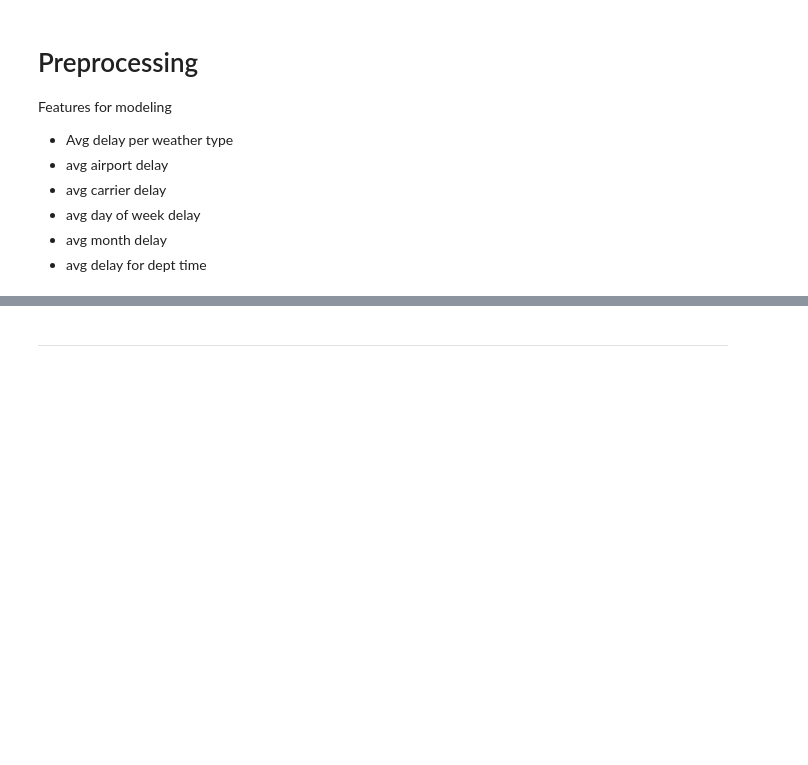
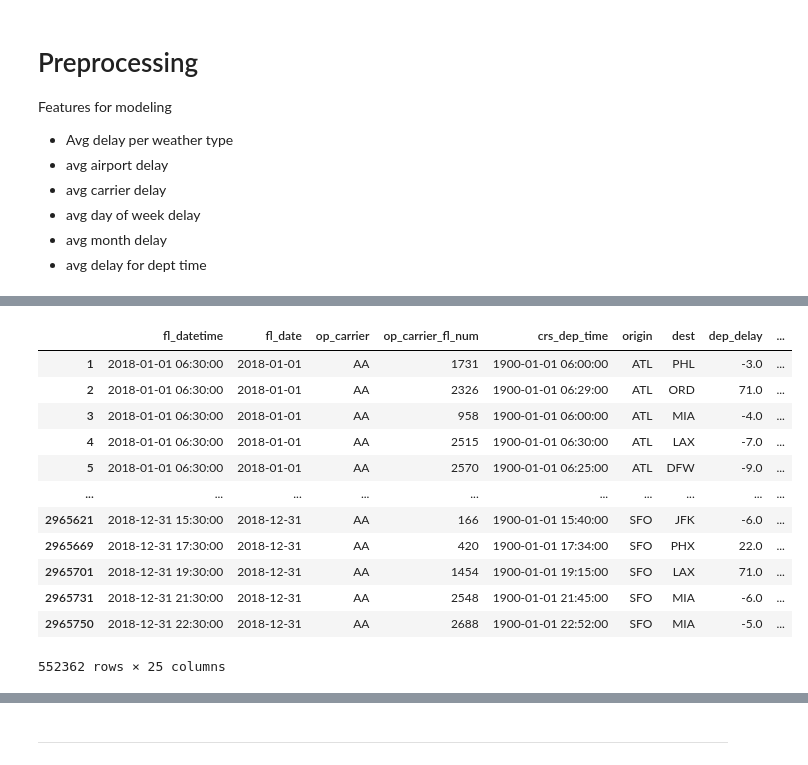
Before and after one commit to guedanie/flight_delay_predictor, a Jupyter notebook: weather_exploration.ipynb, the cells around one changed output, grey strips where cells are left out. Cells and saved outputs as stored; diff of their text form; code cells hidden in the pictures; blank space fills up the shorter version.

```diff
--- a/weather_exploration.ipynb
+++ b/weather_exploration.ipynb
@@ -413,6 +432,22 @@ test.head()
 # add our target variable
 
 test['is_delay'] = test['arr_delay'].apply(lambda x: True if x > 0 else False)
+# %%
+test
+# %% [output]
+|  | fl_datetime | fl_date | op_carrier | op_carrier_fl_num | crs_dep_time | origin | dest | dep_delay | ... |
+| 1 | 2018-01-01 06:30:00 | 2018-01-01 | AA | 1731 | 1900-01-01 06:00:00 | ATL | PHL | -3.0 | ... |
+| 2 | 2018-01-01 06:30:00 | 2018-01-01 | AA | 2326 | 1900-01-01 06:29:00 | ATL | ORD | 71.0 | ... |
+| 3 | 2018-01-01 06:30:00 | 2018-01-01 | AA | 958 | 1900-01-01 06:00:00 | ATL | MIA | -4.0 | ... |
+| 4 | 2018-01-01 06:30:00 | 2018-01-01 | AA | 2515 | 1900-01-01 06:30:00 | ATL | LAX | -7.0 | ... |
+| 5 | 2018-01-01 06:30:00 | 2018-01-01 | AA | 2570 | 1900-01-01 06:25:00 | ATL | DFW | -9.0 | ... |
+| ... | ... | ... | ... | ... | ... | ... | ... | ... | ... |
+| 2965621 | 2018-12-31 15:30:00 | 2018-12-31 | AA | 166 | 1900-01-01 15:40:00 | SFO | JFK | -6.0 | ... |
+| 2965669 | 2018-12-31 17:30:00 | 2018-12-31 | AA | 420 | 1900-01-01 17:34:00 | SFO | PHX | 22.0 | ... |
+| 2965701 | 2018-12-31 19:30:00 | 2018-12-31 | AA | 1454 | 1900-01-01 19:15:00 | SFO | LAX | 71.0 | ... |
+| 2965731 | 2018-12-31 21:30:00 | 2018-12-31 | AA | 2548 | 1900-01-01 21:45:00 | SFO | MIA | -6.0 | ... |
+| 2965750 | 2018-12-31 22:30:00 | 2018-12-31 | AA | 2688 | 1900-01-01 22:52:00 | SFO | MIA | -5.0 | ... |
+552362 rows × 25 columns
 # %%
 test_modeling = test[features_for_modeling]
 test_modeling = test_modeling.set_index("observation")
```
Also changed, not shown: parts of 20 cells of this notebook.
